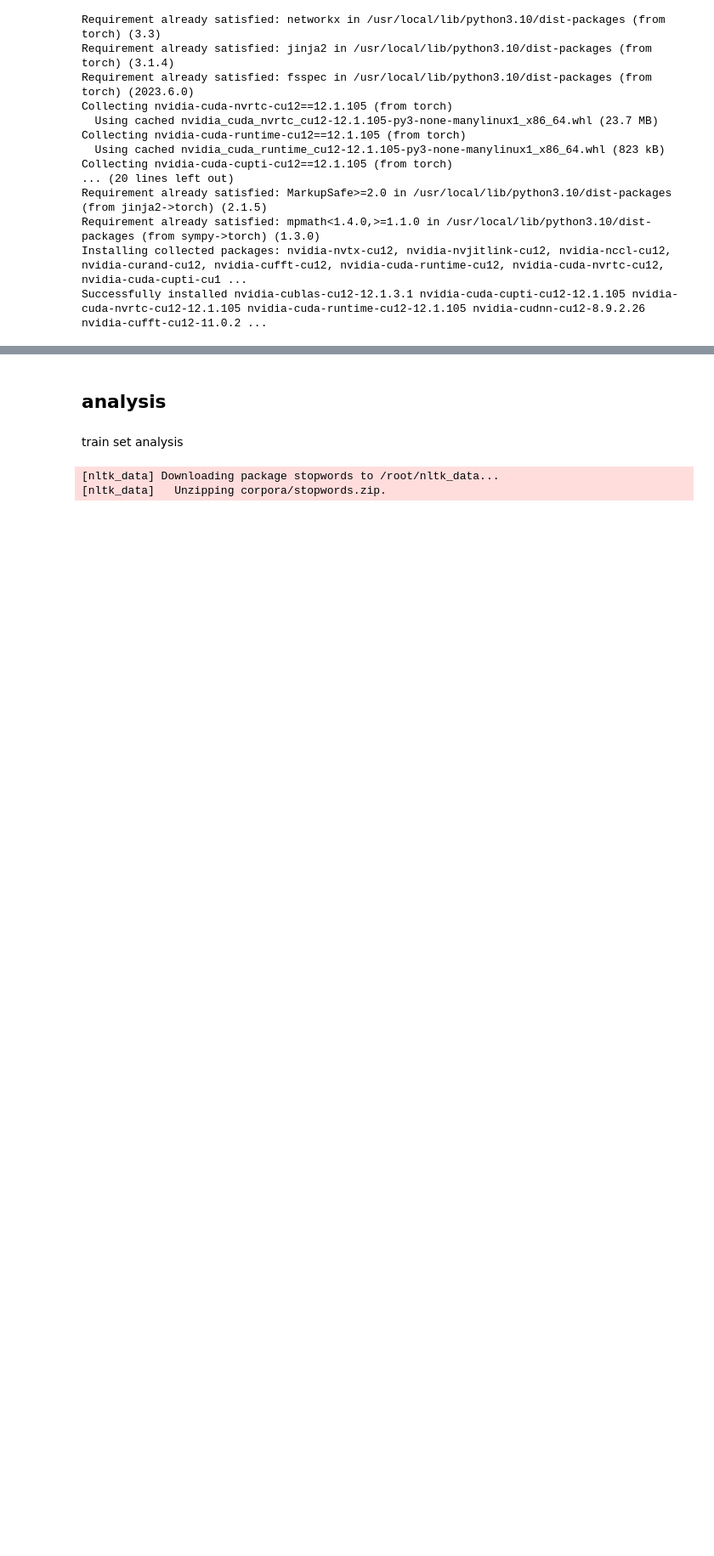
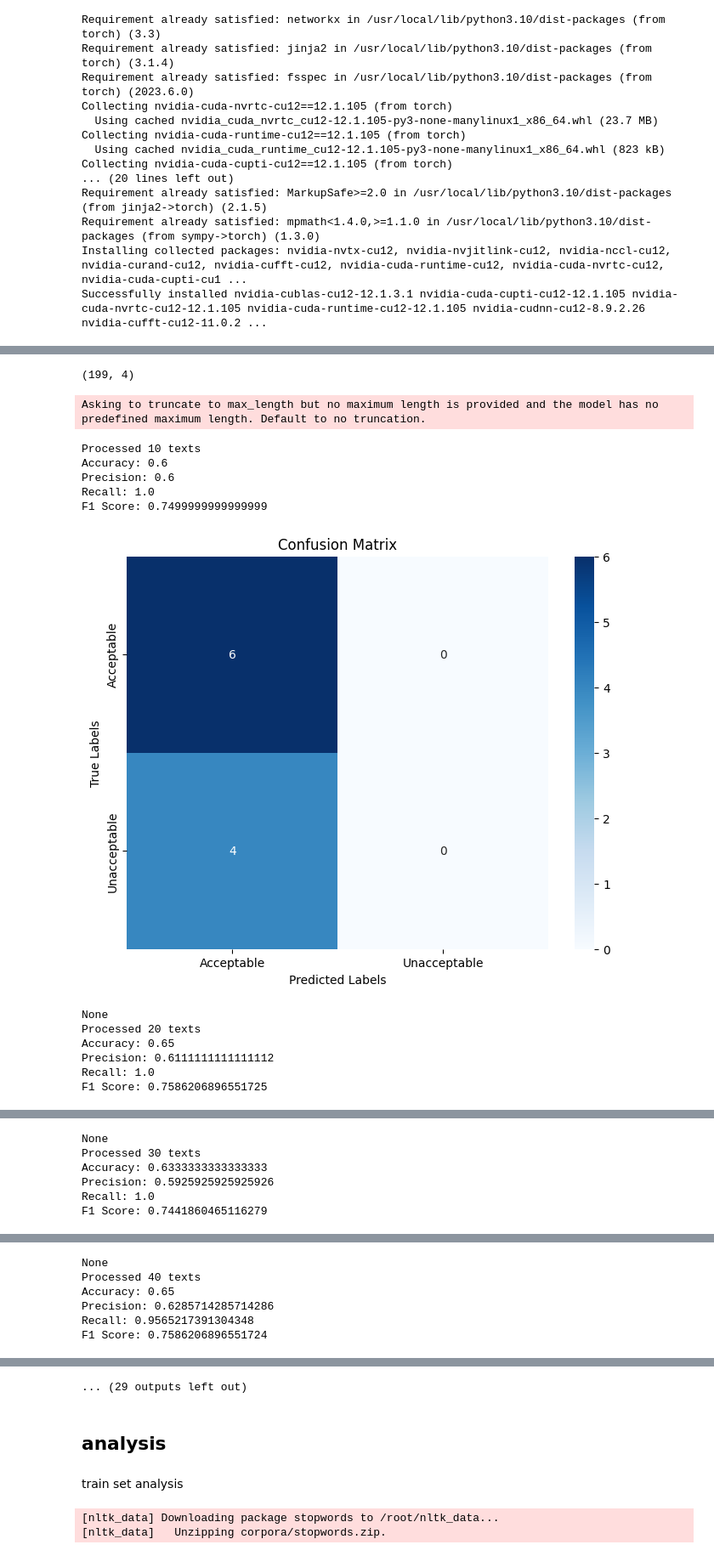
Before and after one commit to shelly-serafimovich/Law-and-Ethics-Project, a Jupyter notebook: Law_&_Ethics_Project.ipynb, the cells around one changed output, grey strips where cells are left out. Shown at 85% size. Drawn from its saved outputs; the diff is of its cells as text; code cells hidden in the pictures; blank space fills up the shorter version.

```diff
--- a/Law_&_Ethics_Project.ipynb
+++ b/Law_&_Ethics_Project.ipynb
@@ -129,0 +289,46 @@ Accuracy: 0.44
+# %%
+# Filter the medical texts
+medical_df = pd.read_csv('/content/test_df_with_classifications.csv')
+medical_df = medical_df[medical_df['classification'] == 'medical']
+medical_df.shape
+# %% [output]
+(199, 4)
+# %%
+test_texts = medical_df['text'].tolist()
+test_labels = medical_df['label'].tolist()
+
+# Initialize the zero-shot classification pipeline
+classifier = pipeline("zero-shot-classification", model="sileod/deberta-v3-large-tasksource-nli")
+
+# Define the candidate labels for classification
+candidate_labels = ["acceptable", "unacceptable"]
+
+# Perform classification on each text entry in the test set
+predictions = []
+labels = []
+
+for i, text in enumerate(test_texts):
+    result = classifier(text, candidate_labels)
+    predicted_label = result['labels'][0]
+    predicted_label_int = 0 if predicted_label == 'acceptable' else 1
+    predictions.append(predicted_label_int)
+    labels.append(test_labels[i])
+    if (i + 1) % 10 == 0:
+        print(f"Processed {i + 1} texts")
+        print(calc_and_print_metrics(labels,predictions))
+
+calc_and_print_metrics(test_labels,predictions)
+# %% [output]
+Asking to truncate to max_length but no maximum length is provided and the model has no predefined maximum length. Default to no truncation.
+Processed 10 texts
+Accuracy: 0.6
+Precision: 0.6
+Recall: 1.0
+F1 Score: 0.7499999999999999
+[figure, added]
+None
+Processed 20 texts
+Accuracy: 0.65
+Precision: 0.6111111111111112
+Recall: 1.0
+F1 Score: 0.7586206896551725
@@ -129,0 +336,6 @@ Accuracy: 0.44
+None
+Processed 30 texts
+Accuracy: 0.6333333333333333
+Precision: 0.5925925925925926
+Recall: 1.0
+F1 Score: 0.7441860465116279
@@ -129,0 +343,6 @@ Accuracy: 0.44
+None
+Processed 40 texts
+Accuracy: 0.65
+Precision: 0.6285714285714286
+Recall: 0.9565217391304348
+F1 Score: 0.7586206896551724
@@ -130,3 +363,4 @@ Accuracy: 0.44
+... (29 outputs left out)
 # %% [markdown]
 ## analysis
 # %% [markdown]
```
Also changed, not shown: parts of 11 cells of this notebook.
